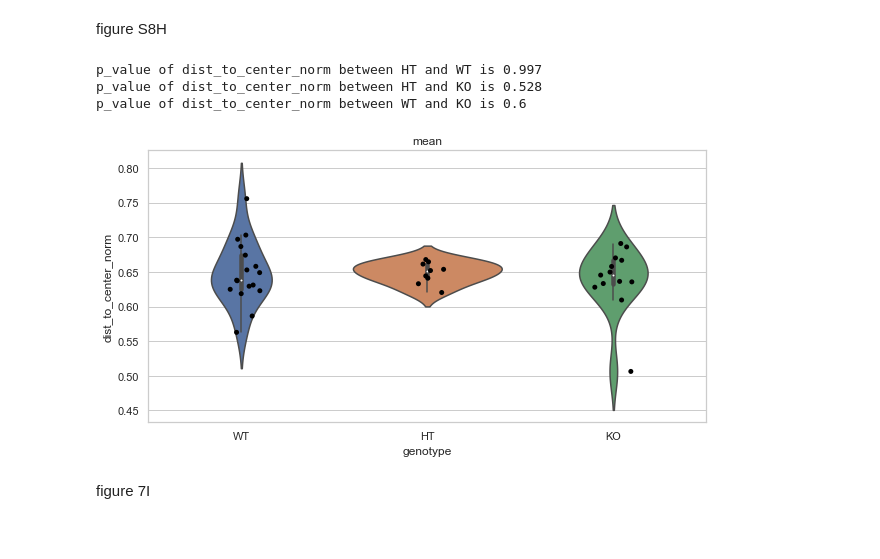
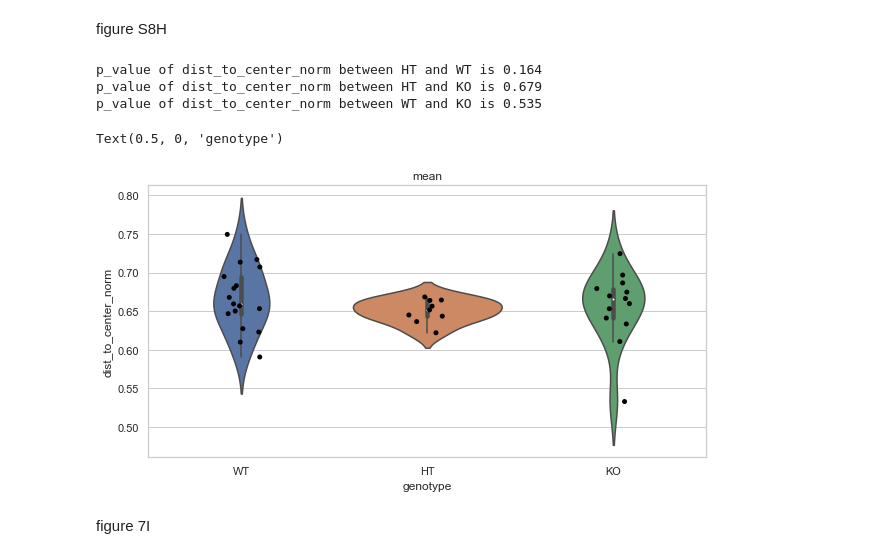
Before and after one commit to aanicolella/Farsi_et_al_2023, a Jupyter notebook: moSeq_figures.ipynb, the cells around one changed output. Drawn from its saved outputs; the diff is of its cells as text; code cells hidden in the pictures.

```diff
--- a/moSeq_figures.ipynb
+++ b/moSeq_figures.ipynb
@@ -326,5 +357,7 @@ fig.savefig('total_distancebygroup.pdf')
 # %% [markdown]
 figure S8H
+# %%
+moseq_df = pd.read_csv('./moseq_df.csv')
 # %%
 max_dtc = moseq_df.groupby(['uuid']).max()['dist_to_center_px'].reset_index().rename(columns = {'dist_to_center_px': 'max_dtc'})
 moseq_df = pd.merge(moseq_df, max_dtc, on = 'uuid', how = 'left')
@@ -335,30 +368,29 @@ scalar_std = moseq_df.groupby(['uuid', 'SessionName', 'SubjectName', 'group']).s
 # %%
 import seaborn as sns
 import matplotlib.pyplot as plt
 from scipy import stats
 
 metric = 'dist_to_center_norm'
 wt = scalar_mean[scalar_mean.group =='WT'][metric].dropna()
 ht = scalar_mean[scalar_mean.group =='HT'][metric].dropna()
 ko = scalar_mean[scalar_mean.group =='KO'][metric].dropna()
 print(f'p_value of {metric} between HT and WT is', np.round(stats.ttest_ind(ht, wt, equal_var=False).pvalue, 3))
 print(f'p_value of {metric} between HT and KO is', np.round(stats.ttest_ind(ht,ko, equal_var=False).pvalue, 3))
 print(f'p_value of {metric} between WT and KO is', np.round(stats.ttest_ind(wt,ko, equal_var=False).pvalue,3))
 
 fig, ax = plt.subplots(1,1, figsize=(10, 5))
 sns.set_theme(style="whitegrid")
 
 sns.violinplot(ax= ax, x = 'group', y = metric, data=scalar_mean)
 sns.stripplot(ax= ax, x = 'group', y = metric, data=scalar_mean, color='black')
 ax.set_title('mean')
 ax.set_xlabel('genotype')
-
-scalar_mean[['group','uuid', metric]].to_csv('dist-to-center-bygroup-mean(norm).csv')
 # %% [output]
-p_value of dist_to_center_norm between HT and WT is 0.997
-p_value of dist_to_center_norm between HT and KO is 0.528
-p_value of dist_to_center_norm between WT and KO is 0.6
+p_value of dist_to_center_norm between HT and WT is 0.164
+p_value of dist_to_center_norm between HT and KO is 0.679
+p_value of dist_to_center_norm between WT and KO is 0.535
+Text(0.5, 0, 'genotype')
-[figure, old version]
+[figure, new version]
 # %% [markdown]
 figure 7I
 # %%
```
Also changed, not shown: parts of 19 cells of this notebook.
